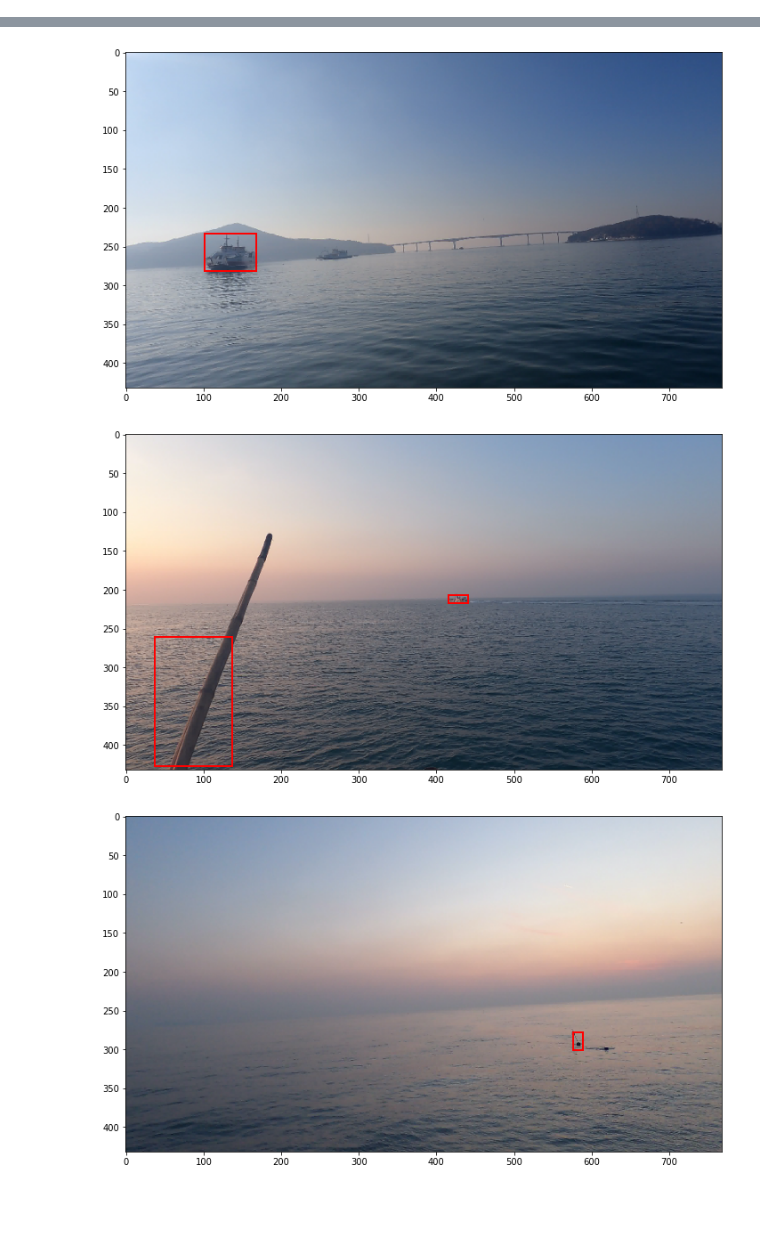
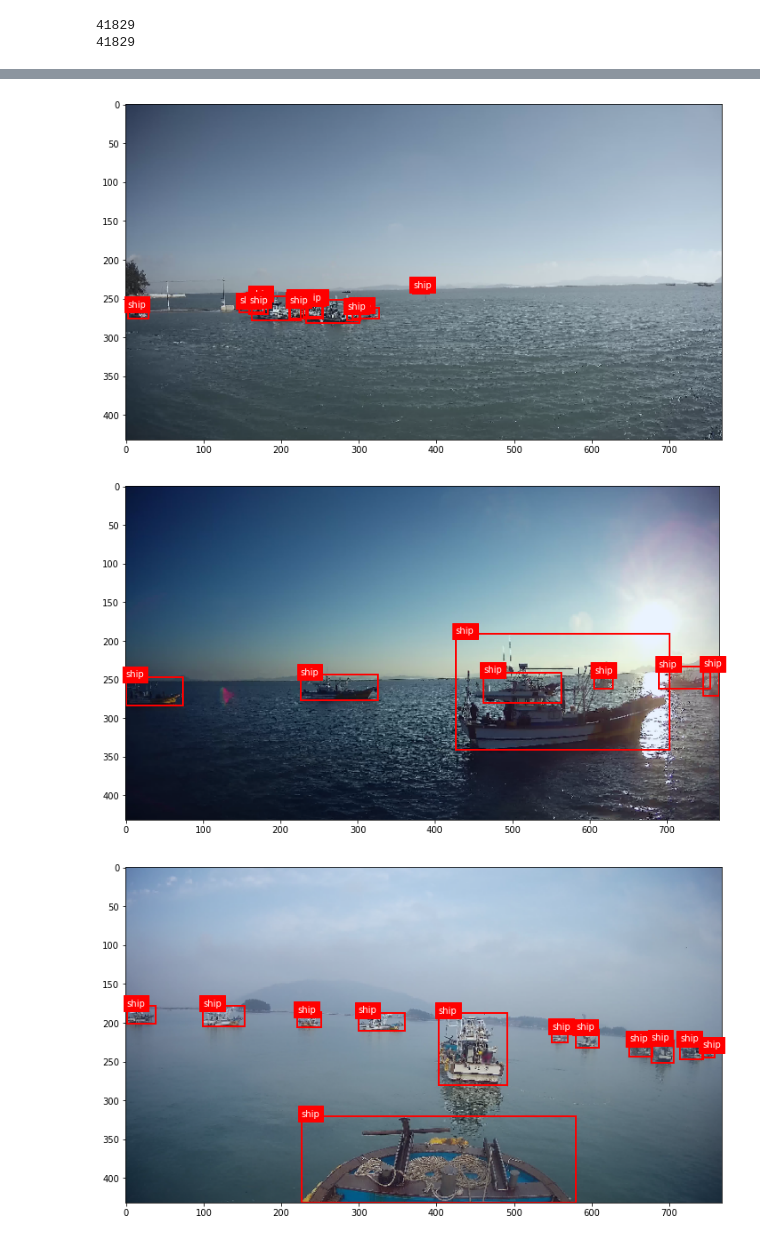
Before and after one commit to star-bits/all-seaing-eye, a Jupyter notebook: test.ipynb, the cells around one changed output, grey strips where cells are left out. Cells and saved outputs as stored; diff of their text form; code cells hidden in the pictures; blank space fills up the shorter version.

```diff
--- a/test.ipynb
+++ b/test.ipynb
@@ -82,0 +100,7 @@ for i in range(len(output)):
+# %%
+import numpy as np
+
+i = np.random.randint(0, len(dataset))
+print(i)
+
+output[i]
@@ -83,34 +121,40 @@ for i in range(len(output)):
 # %%
 import matplotlib.pyplot as plt
 import matplotlib as mpl
-import numpy as np
 import random
 
-random.shuffle(output_with_bbox)
-output_with_bbox = output_with_bbox[:10]
+print(len(output))
+print(len(dataset))
 
-for i in output_with_bbox:
+idx_lst = [i for i in range(len(output))]
+random.shuffle(idx_lst)
+
+for count, i in enumerate(idx_lst):
     img = dataset[i]['img'][0].numpy()
-
-    min_ = np.min(img)
-    max_ = np.max(img)
-
+    min_, max_ = np.min(img), np.max(img)
     img = img - (max_+min_)/2
     img = img / (max_-min_)
     img = img + 0.5
-
     img = np.transpose(img, (1, 2, 0))
     img = img[0:cfg.img_scale[1], 0:cfg.img_scale[0]]
 
     fig, ax = plt.subplots(figsize=(12, 12))
 
-    for j in range(len(output[i][0])):
-        l, t, r, b, c = output[i][0][j]
-        l, t, r, b, c = int(l)/5, int(t)/5, int(r)/5, int(b)/5, int(c)/5
-
-        rect = mpl.patches.Rectangle((l, t), r-l, b-t, linewidth=2, edgecolor='r', facecolor='none')
-        ax.add_patch(rect)
+    classes = ("ship", "general float", "fishing net buoy")
+    color = ((1,0,0), (0,1,0), (0,0,1))
+    for clss in range(len(classes)):
+        for j in range(len(output[i][clss])):
+            l, t, r, b, c = output[i][clss][j]
+            l, t, r, b = int(l)/5, int(t)/5, int(r)/5, int(b)/5
+            rect = mpl.patches.Rectangle((l, t), r-l, b-t, linewidth=2, edgecolor=color[clss], facecolor='none')
+            ax.add_patch(rect)
+            ax.text(x=l, y=t, s=classes[clss], fontsize=10, color='white', backgroundcolor=color[clss])
 
     plt.imshow(img)
     plt.show()
+
+    if count==4:
+        break
 # %% [output]
+41829
+41829
@@ -118,3 +162,3 @@ for i in output_with_bbox:
-[figure, old version]
+[figure, new version]
-[figure, old version]
+[figure, new version]
-[figure, old version]
+[figure, new version]
```
Also changed, not shown: parts of 8 cells of this notebook, 8 other files.
